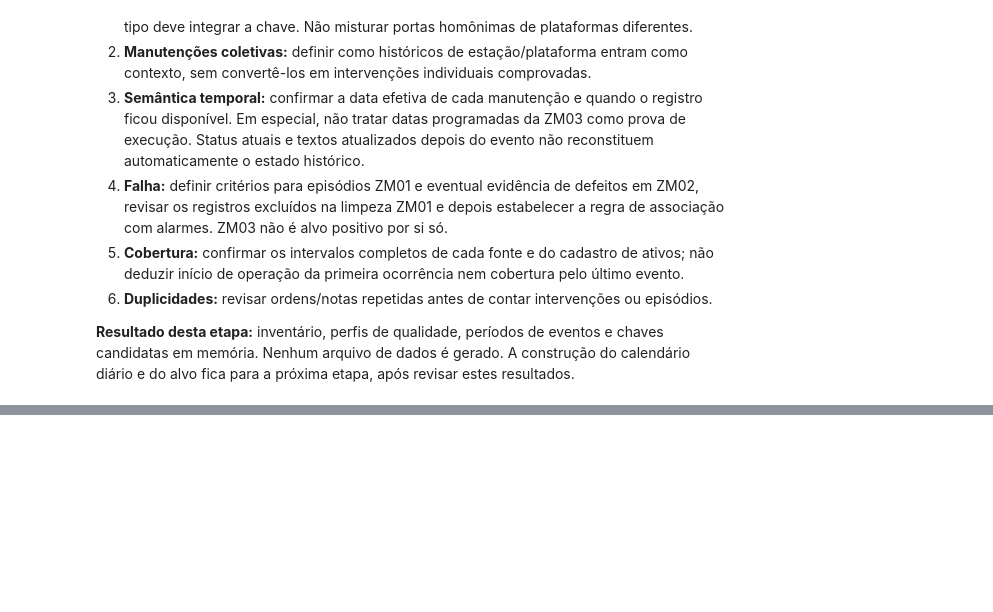
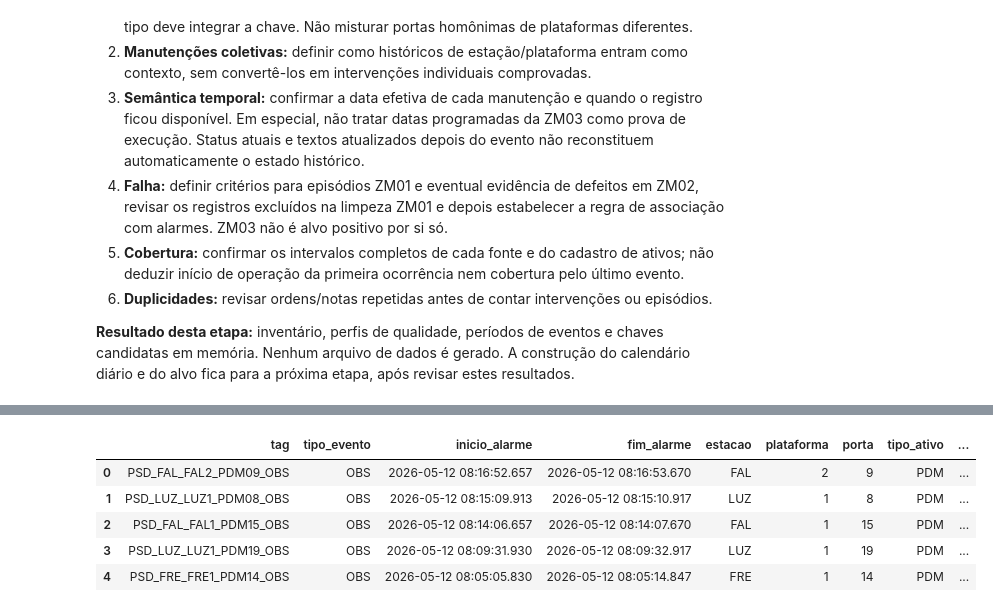
Before and after one commit to joaocardosodias/Lumem, a Jupyter notebook: models/modelo-rnn-1/01-criacao-tabela-mestra.ipynb, the cells around one changed output, grey strips where cells are left out. Saved outputs shown, nothing was run; the diff lists cells and outputs as text; code cells hidden in the pictures; blank space fills up the shorter version.

Commit message:
feat: analise da correlacao do alarme e ordens

```diff
--- a/models/modelo-rnn-1/01-criacao-tabela-mestra.ipynb
+++ b/models/modelo-rnn-1/01-criacao-tabela-mestra.ipynb
@@ -564,0 +589,26 @@ ZM02 — indisponivel_flag
+# %%
+alarmes = bases["Alarmes"][[
+    "TAG", "tipo_evento_extraido", "dt_alarme", "dt_normalizacao",
+]].copy()
+
+alarmes = alarmes.rename(columns={
+    "TAG": "tag",
+    "tipo_evento_extraido": "tipo_evento",
+    "dt_alarme": "inicio_alarme",
+    "dt_normalizacao": "fim_alarme",
+})
+
+alarmes = alarmes.join(ativos["Alarmes"][colunas_identificacao])
+
+alarmes["inicio_alarme"] = pd.to_datetime(alarmes["inicio_alarme"], errors="coerce")
+alarmes["fim_alarme"] = pd.to_datetime(alarmes["fim_alarme"], errors="coerce")
+alarmes["data_alarme"] = alarmes["inicio_alarme"].dt.normalize()
+
+display(alarmes.head())
+# %% [output]
+|  | tag | tipo_evento | inicio_alarme | fim_alarme | estacao | plataforma | porta | tipo_ativo | ... |
+| 0 | PSD_FAL_FAL2_PDM09_OBS | OBS | 2026-05-12 08:16:52.657 | 2026-05-12 08:16:53.670 | FAL | 2 | 9 | PDM | ... |
+| 1 | PSD_LUZ_LUZ1_PDM08_OBS | OBS | 2026-05-12 08:15:09.913 | 2026-05-12 08:15:10.917 | LUZ | 1 | 8 | PDM | ... |
+| 2 | PSD_FAL_FAL1_PDM15_OBS | OBS | 2026-05-12 08:14:06.657 | 2026-05-12 08:14:07.670 | FAL | 1 | 15 | PDM | ... |
+| 3 | PSD_LUZ_LUZ1_PDM19_OBS | OBS | 2026-05-12 08:09:31.930 | 2026-05-12 08:09:32.917 | LUZ | 1 | 19 | PDM | ... |
+| 4 | PSD_FRE_FRE1_PDM14_OBS | OBS | 2026-05-12 08:05:05.830 | 2026-05-12 08:05:14.847 | FRE | 1 | 14 | PDM | ... |
```
Also changed, not shown: parts of 16 cells of this notebook.
